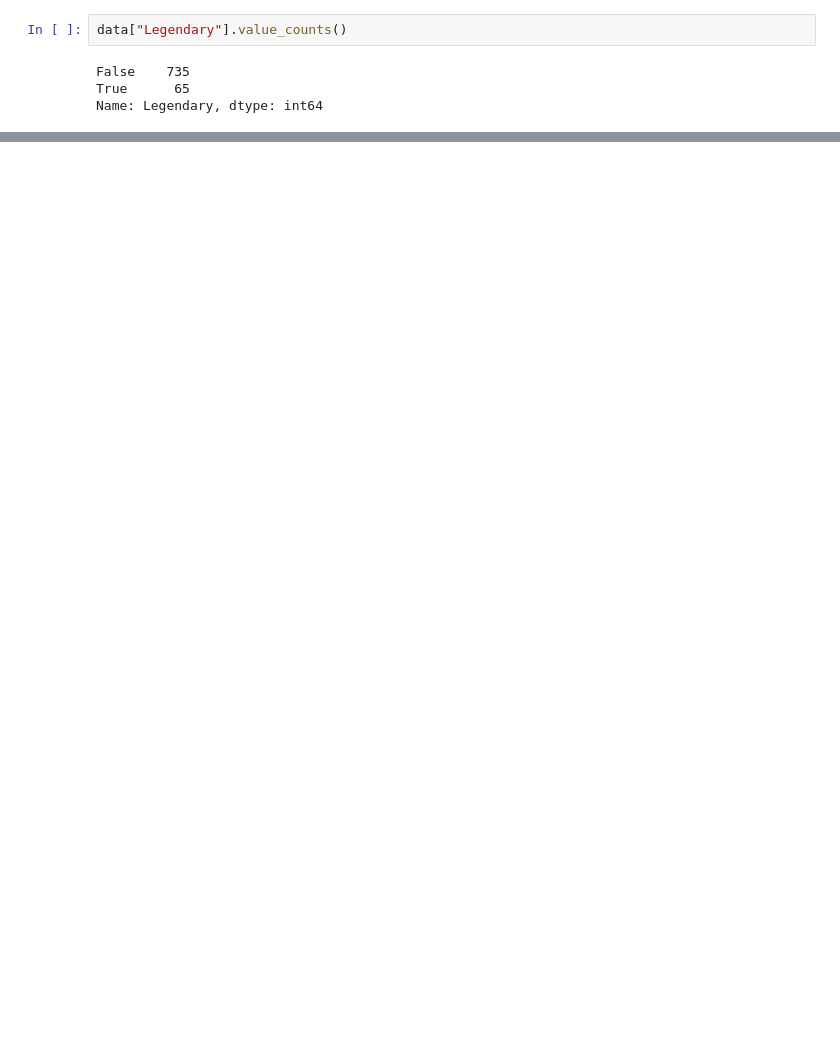
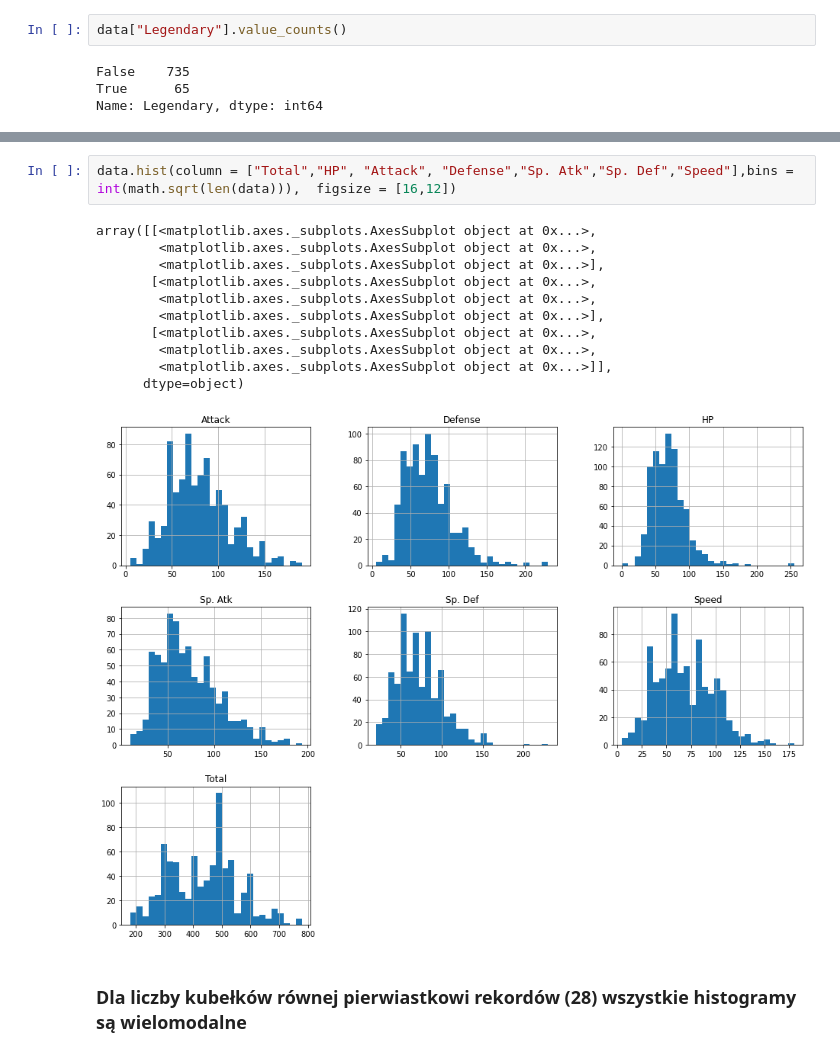
Before and after one commit to Hatulak/data-mining, a Jupyter notebook: ps1.ipynb, the cells around one changed output, grey strips where cells are left out. Saved outputs shown, nothing was run; the diff lists cells and outputs as text; blank space fills up the shorter version.

```diff
--- a/ps1.ipynb
+++ b/ps1.ipynb
@@ -45,0 +87,16 @@ True       65       8.125
+# %%
+data.hist(column = ["Total","HP", "Attack", "Defense","Sp. Atk","Sp. Def","Speed"],bins = int(math.sqrt(len(data))),  figsize = [16,12])
+# %% [output]
+array([[<matplotlib.axes._subplots.AxesSubplot object at 0x...>,
+        <matplotlib.axes._subplots.AxesSubplot object at 0x...>,
+        <matplotlib.axes._subplots.AxesSubplot object at 0x...>],
+       [<matplotlib.axes._subplots.AxesSubplot object at 0x...>,
+        <matplotlib.axes._subplots.AxesSubplot object at 0x...>,
+        <matplotlib.axes._subplots.AxesSubplot object at 0x...>],
+       [<matplotlib.axes._subplots.AxesSubplot object at 0x...>,
+        <matplotlib.axes._subplots.AxesSubplot object at 0x...>,
+        <matplotlib.axes._subplots.AxesSubplot object at 0x...>]],
+      dtype=object)
+[figure, added]
+# %% [markdown]
+### Dla liczby kubełków równej pierwiastkowi rekordów (28) wszystkie histogramy są wielomodalne
```
Also changed, not shown: parts of 14 cells of this notebook.
